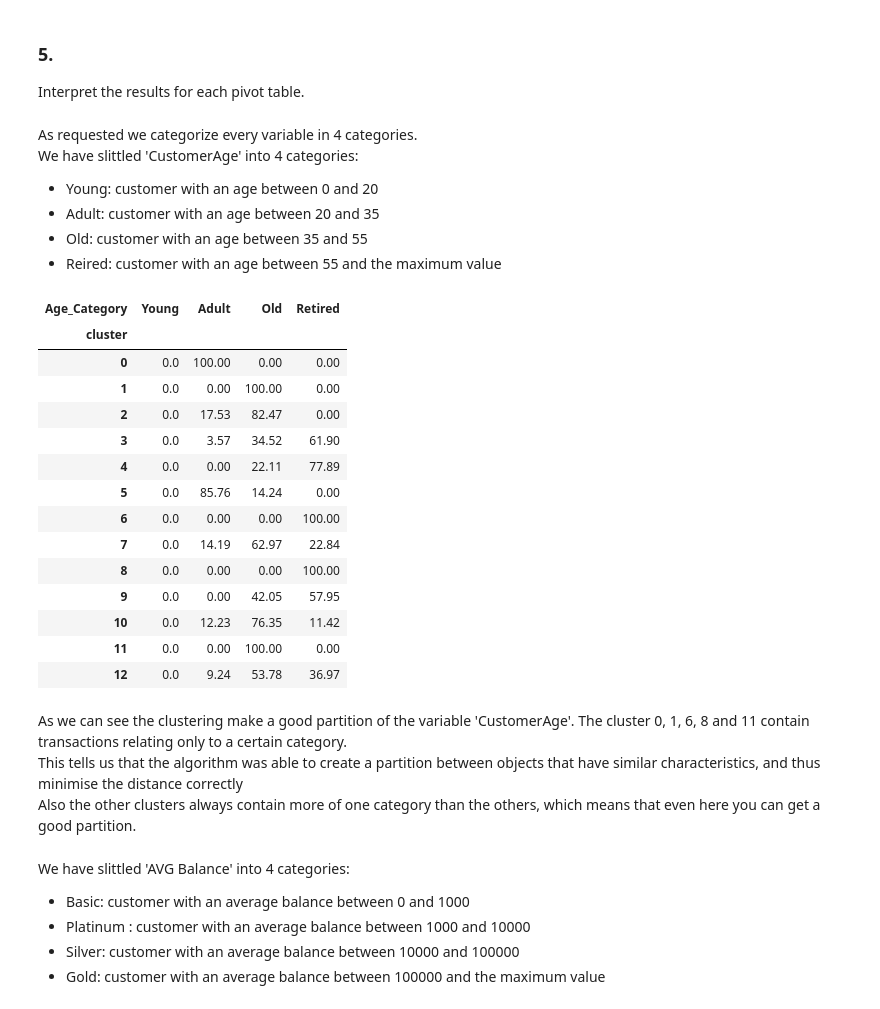
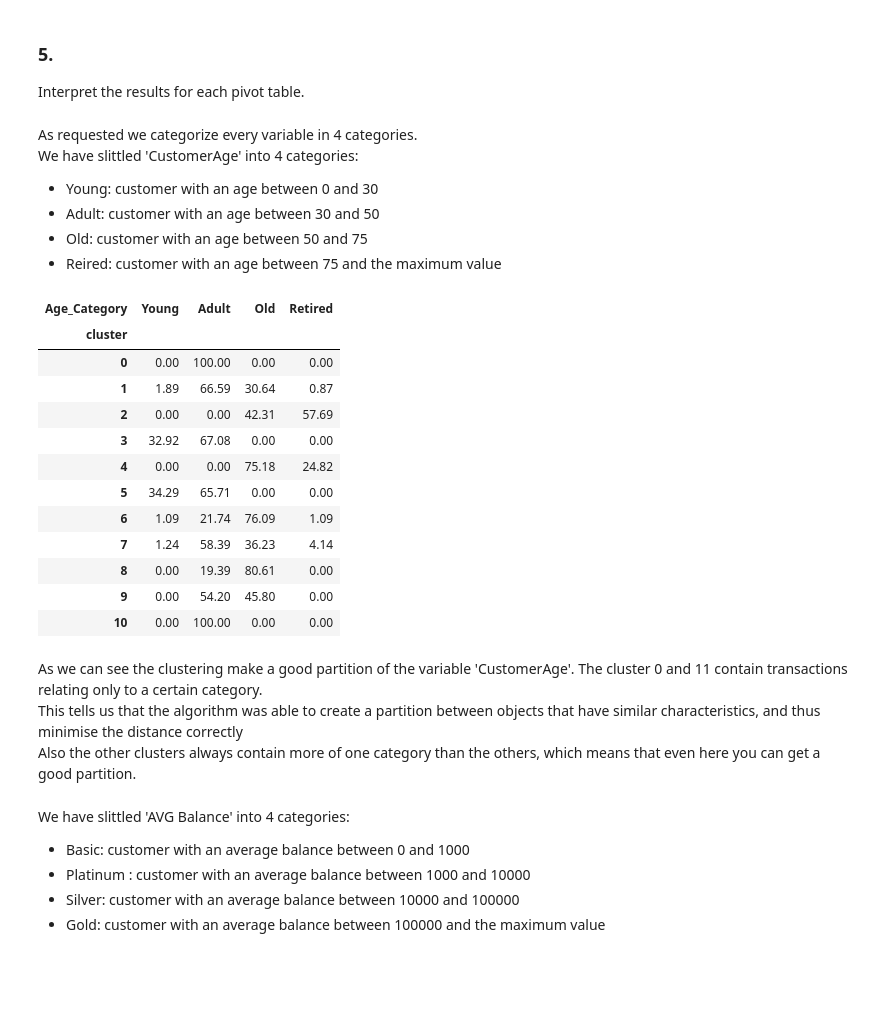
Before and after one commit to sim2000dg/adm_hw4_group26, a Jupyter notebook: 2.4.ipynb, the cells around one changed output. Saved outputs shown, nothing was run; the diff lists cells and outputs as text; code cells hidden in the pictures; blank space fills up the shorter version.

Commit message:
Changed one pivot table

```diff
--- a/2.4.ipynb
+++ b/2.4.ipynb
@@ -179,32 +181,30 @@ Interpret the results for each pivot table.
 # %% [markdown]
 As requested we categorize every variable in 4 categories.\
 We have slittled 'CustomerAge' into 4 categories:
-* Young: customer with an age between 0 and 20
-* Adult: customer with an age between 20 and 35
-* Old: customer with an age between 35 and 55
-* Reired: customer with an age between 55 and the maximum value
+* Young: customer with an age between 0 and 30
+* Adult: customer with an age between 30 and 50
+* Old: customer with an age between 50 and 75
+* Reired: customer with an age between 75 and the maximum value
 # %%
-df['Age_Category'] = pd.cut(df['CustomerAge'],bins=[-1,20,35,55,123],labels=['Young','Adult','Old','Retired'])
+df['Age_Category'] = pd.cut(df['CustomerAge'],bins=[-1,30,50,75,123],labels=['Young','Adult','Old','Retired'])
 table = df.pivot_table(index='cluster',columns = 'Age_Category',aggfunc='count',fill_value=0)['CustomerAge']
 round(table.div(table.sum(axis=1), axis=0)*100,2)
 # %% [output]
 | Age_Category | Young | Adult | Old | Retired |
 | cluster |  |  |  |  |
-| 0 | 0.0 | 100.00 | 0.00 | 0.00 |
-| 1 | 0.0 | 0.00 | 100.00 | 0.00 |
-| 2 | 0.0 | 17.53 | 82.47 | 0.00 |
-| 3 | 0.0 | 3.57 | 34.52 | 61.90 |
-| 4 | 0.0 | 0.00 | 22.11 | 77.89 |
-| 5 | 0.0 | 85.76 | 14.24 | 0.00 |
-| 6 | 0.0 | 0.00 | 0.00 | 100.00 |
-| 7 | 0.0 | 14.19 | 62.97 | 22.84 |
-| 8 | 0.0 | 0.00 | 0.00 | 100.00 |
-| 9 | 0.0 | 0.00 | 42.05 | 57.95 |
-| 10 | 0.0 | 12.23 | 76.35 | 11.42 |
-| 11 | 0.0 | 0.00 | 100.00 | 0.00 |
-| 12 | 0.0 | 9.24 | 53.78 | 36.97 |
+| 0 | 0.00 | 100.00 | 0.00 | 0.00 |
+| 1 | 1.89 | 66.59 | 30.64 | 0.87 |
+| 2 | 0.00 | 0.00 | 42.31 | 57.69 |
+| 3 | 32.92 | 67.08 | 0.00 | 0.00 |
+| 4 | 0.00 | 0.00 | 75.18 | 24.82 |
+| 5 | 34.29 | 65.71 | 0.00 | 0.00 |
+| 6 | 1.09 | 21.74 | 76.09 | 1.09 |
+| 7 | 1.24 | 58.39 | 36.23 | 4.14 |
+| 8 | 0.00 | 19.39 | 80.61 | 0.00 |
+| 9 | 0.00 | 54.20 | 45.80 | 0.00 |
+| 10 | 0.00 | 100.00 | 0.00 | 0.00 |
 # %% [markdown]
-As we can see the clustering make a good partition of the variable 'CustomerAge'. The cluster 0, 1, 6, 8 and 11 contain transactions relating only to a certain category.\
+As we can see the clustering make a good partition of the variable 'CustomerAge'. The cluster 0 and 11 contain transactions relating only to a certain category.\
 This tells us that the algorithm was able to create a partition between objects that have similar characteristics, and thus minimise the distance correctly\
 Also the other clusters always contain more of one category than the others, which means that even here you can get a good partition.
 # %% [markdown]
```
Also changed, not shown: parts of 13 cells of this notebook.
